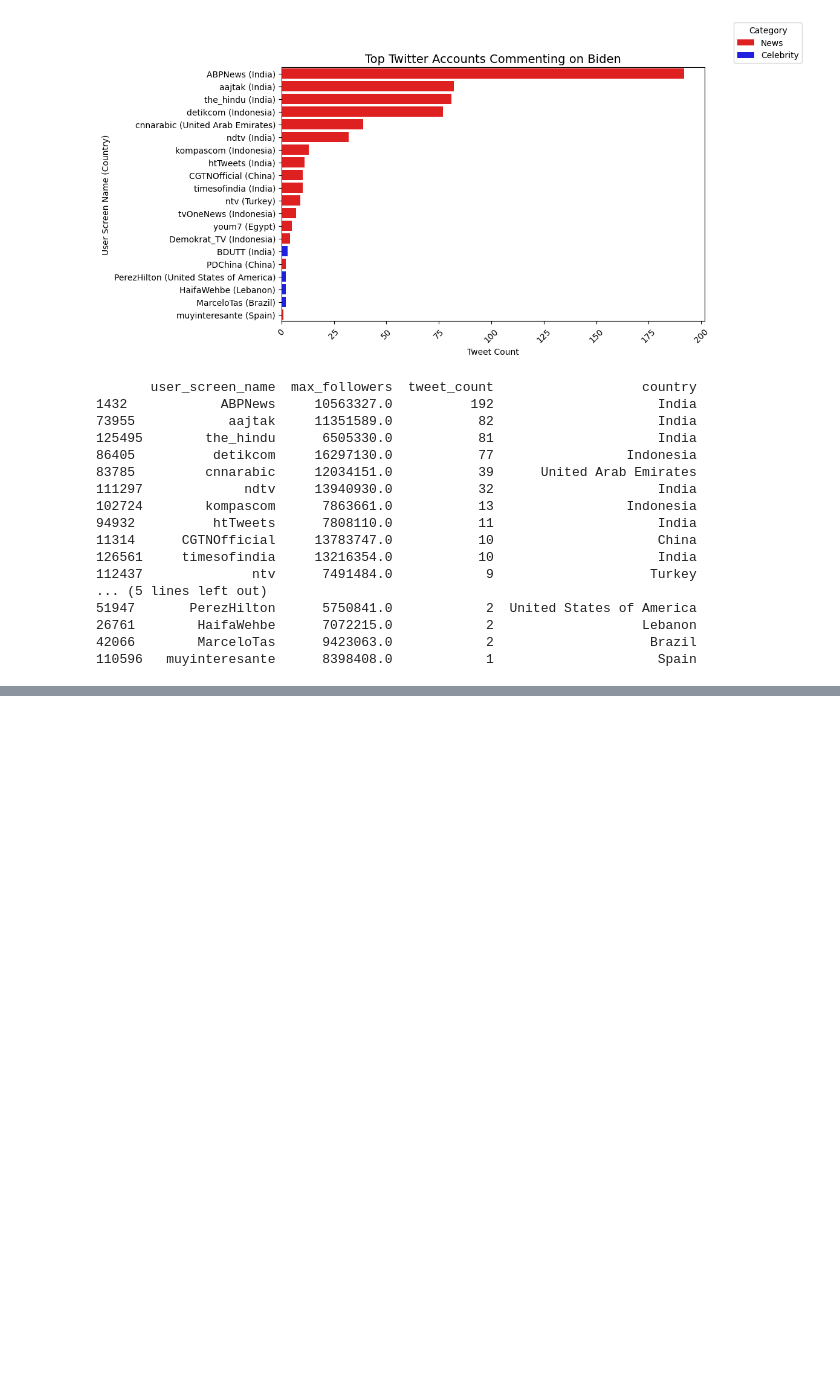
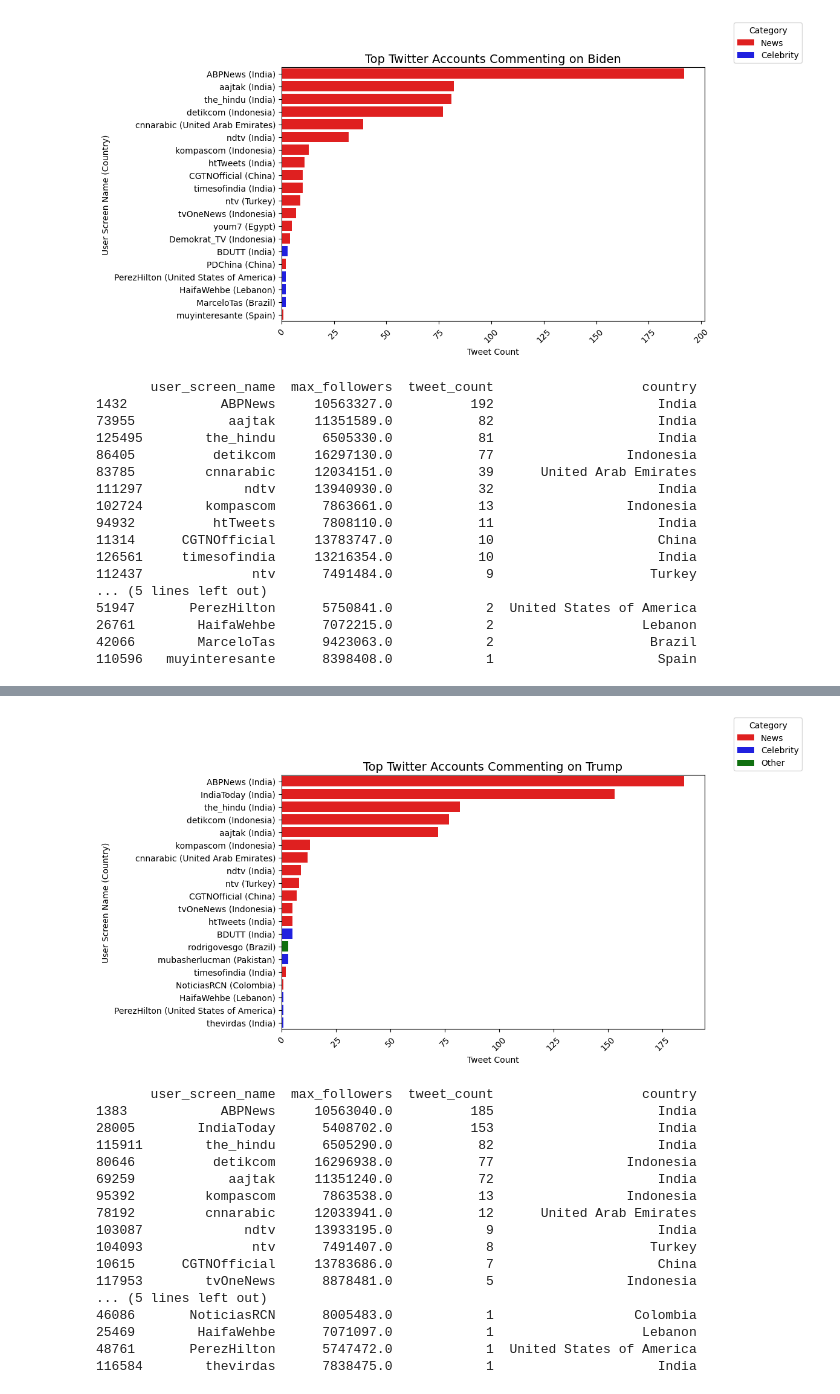
Before and after one commit to ElenaIurchenkoMatlas/twitterelection_dataanalysis, a Jupyter notebook: project_tweeterelection.ipynb, the cells around one changed output, grey strips where cells are left out. Saved outputs shown, nothing was run; the diff lists cells and outputs as text; code cells hidden in the pictures; blank space fills up the shorter version.

Commit message:
Comparison of top_users commenting for Biden vs Trump

```diff
--- a/project_tweeterelection.ipynb
+++ b/project_tweeterelection.ipynb
@@ -738,0 +774,6 @@ print(biden_top_users_sorted_by_tweets[['user_screen_name', 'max_followers', 'tw
+# %%
+# Sort by tweet count in descending order
+trump_top_users_sorted_by_tweets = trump_top_20_users.sort_values(by='tweet_count', ascending=False)
+
+# Display the sorted data
+print(trump_top_users_sorted_by_tweets[['user_screen_name', 'max_followers', 'tweet_count', 'country']])
@@ -738,0 +798,66 @@ print(biden_top_users_sorted_by_tweets[['user_screen_name', 'max_followers', 'tw
+# %%
+# Combine user_screen_name and country into a single column for the x-axis
+trump_top_users_sorted_by_tweets['user_country'] = (
+    trump_top_users_sorted_by_tweets['user_screen_name'] +
+    ' (' + trump_top_users_sorted_by_tweets['country'] + ')'
+)
+
+# News providers and celebrities
+
+news_providers = ['ABPNews', 'aajtak', 'the_hindu', 'detikcom', 'cnnarabic', 'ndtv',
+                  'kompascom', 'htTweets', 'CGTNOfficial', 'timesofindia', 'ntv',
+                  'tvOneNews', 'PDChina', 'Demokrat_TV', 'youm7', 'muyinteresante',
+                  'IndiaToday', 'NoticiasRCN']
+
+celebrities = ['BDUTT', 'PerezHilton', 'HaifaWehbe', 'thevirdas', 'mubasherlucman']
+
+
+# Apply category based on user_screen_name
+trump_top_users_sorted_by_tweets['category'] = trump_top_users_sorted_by_tweets['user_screen_name'].apply(
+    lambda x: 'News' if x in news_providers else ('Celebrity' if x in celebrities else 'Other')
+)
+
+# Set the color palette manually for the categories
+color_palette = {'News': 'red', 'Celebrity': 'blue', 'Other': 'green'}
+
+# Create the Seaborn barplot with combined x-axis labels
+plt.figure(figsize=(10, 6))
+sns.barplot(x='tweet_count', y='user_country', data=trump_top_users_sorted_by_tweets, hue='category', dodge=False, palette=color_palette)
+
+# Rotate labels for better readability
+plt.xticks(rotation=45)
+
+# Add labels and title
+plt.xlabel('Tweet Count', fontsize=10)
+plt.ylabel('User Screen Name (Country)', fontsize=10)
+plt.title('Top Twitter Accounts Commenting on Trump', fontsize=14)
+
+# Position the legend on the right side
+plt.legend(title='Category', loc='lower center', bbox_to_anchor=(1.15, 1))
+# Adjust layout manually
+plt.subplots_adjust(left=0.2, right=0.9, top=0.9, bottom=0.2)
+
+# Show the plot
+plt.show()
+
+# Display the sorted data
+print(trump_top_users_sorted_by_tweets[['user_screen_name', 'max_followers', 'tweet_count', 'country']])
+# %% [output]
+[figure, added]
+       user_screen_name  max_followers  tweet_count                   country
+1383            ABPNews     10563040.0          185                     India
+28005        IndiaToday      5408702.0          153                     India
+115911        the_hindu      6505290.0           82                     India
+80646          detikcom     16296938.0           77                 Indonesia
+69259            aajtak     11351240.0           72                     India
+95392         kompascom      7863538.0           13                 Indonesia
+78192         cnnarabic     12033941.0           12      United Arab Emirates
+103087             ndtv     13933195.0            9                     India
+104093              ntv      7491407.0            8                    Turkey
+10615      CGTNOfficial     13783686.0            7                     China
+117953        tvOneNews      8878481.0            5                 Indonesia
+... (5 lines left out)
+46086       NoticiasRCN      8005483.0            1                  Colombia
+25469        HaifaWehbe      7071097.0            1                   Lebanon
+48761       PerezHilton      5747472.0            1  United States of America
+116584        thevirdas      7838475.0            1                     India
```
Also changed, not shown: parts of 4 cells of this notebook.
